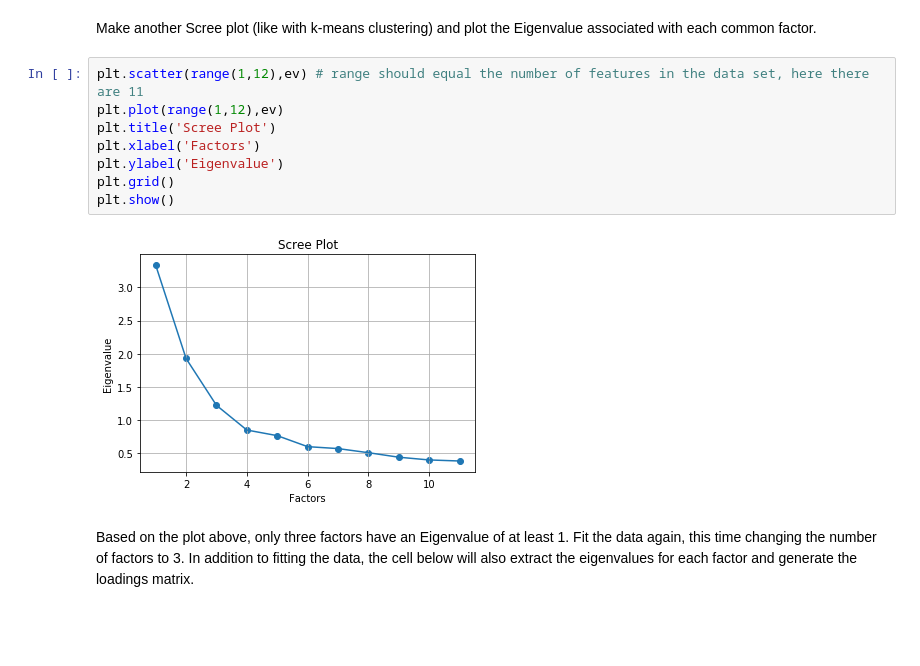
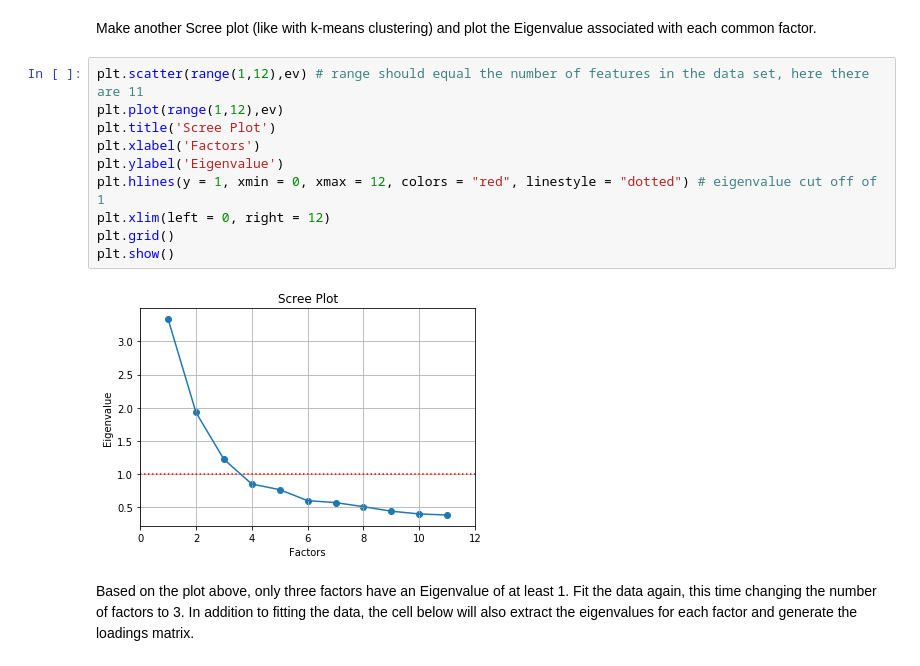
Before and after one commit to anniehelms/machine_learning_for_linguistics, a Jupyter notebook: k_means_and_efa.ipynb, the cells around one changed output. Saved outputs shown, nothing was run; the diff lists cells and outputs as text; blank space fills up the shorter version.

```diff
--- a/k_means_and_efa.ipynb
+++ b/k_means_and_efa.ipynb
@@ -275,13 +281,15 @@ Make another Scree plot (like with k-means clustering) and plot the Eigenvalue a
 # %%
 plt.scatter(range(1,12),ev) # range should equal the number of features in the data set, here there are 11
 plt.plot(range(1,12),ev)
 plt.title('Scree Plot')
 plt.xlabel('Factors')
 plt.ylabel('Eigenvalue')
+plt.hlines(y = 1, xmin = 0, xmax = 12, colors = "red", linestyle = "dotted") # eigenvalue cut off of 1
+plt.xlim(left = 0, right = 12)
 plt.grid()
 plt.show()
 # %% [output]
-[figure, old version]
+[figure, new version]
 # %% [markdown]
 Based on the plot above, only three factors have an Eigenvalue of at least 1. Fit the data again, this time changing the number of factors to 3. In addition to fitting the data, the cell below will also extract the eigenvalues for each factor and generate the loadings matrix.
 # %%
```
Also changed, not shown: parts of 5 cells of this notebook, 2 other files.
